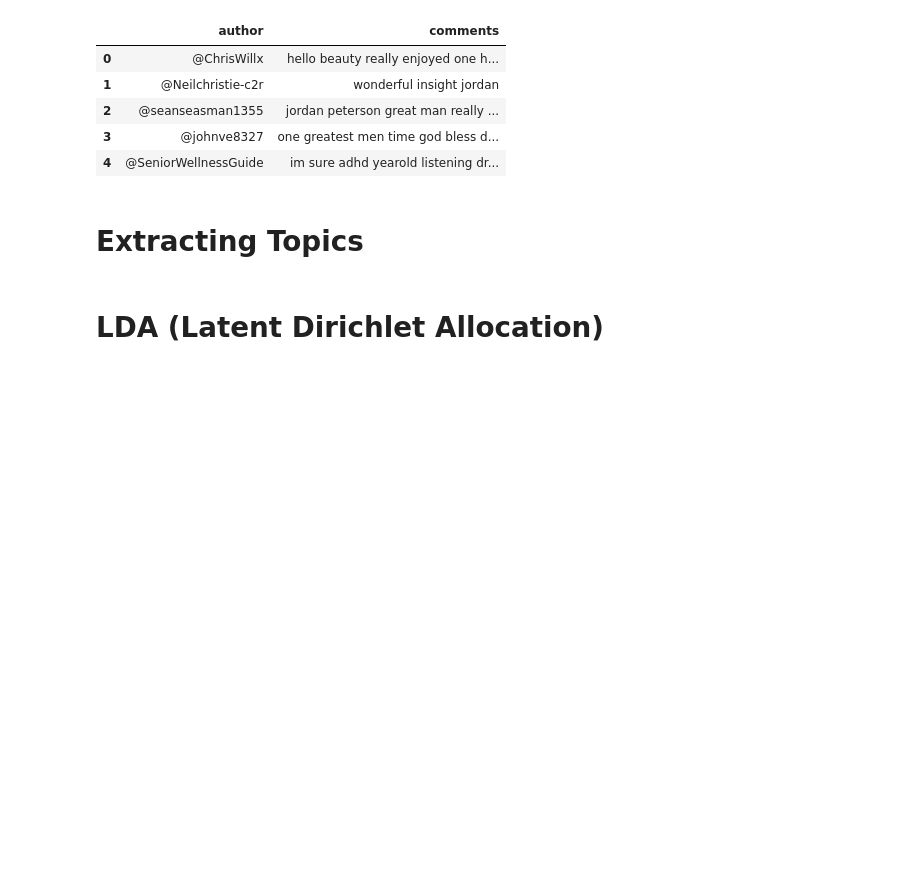
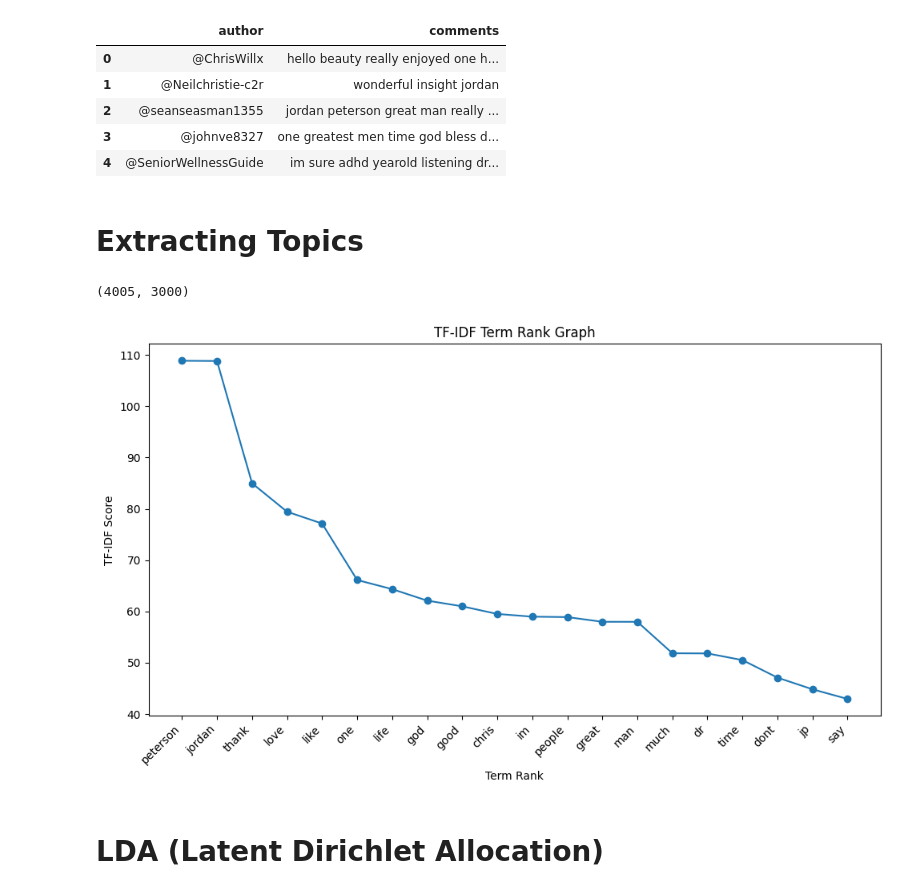
Before and after one commit to hassan-zonee/NLP--course-work-assessment-2, a Jupyter notebook: Muhammad Hassaan Maqbool - 00803080.ipynb, the cells around one changed output. Cells and saved outputs as stored; diff of their text form; code cells hidden in the pictures; blank space fills up the shorter version.

```diff
--- a/Muhammad Hassaan Maqbool - 00803080.ipynb
+++ b/Muhammad Hassaan Maqbool - 00803080.ipynb
@@ -247,3 +235,23 @@ def plot_top_words(model, feature_names, n_top_words, title):
 
     plt.subplots_adjust(top=0.90, bottom=0.05, wspace=0.90, hspace=0.3)
     plt.show()
+# %%
+def visualize_tfidf_term_rank(vectorizer, matrix, n_terms=20):
+    feature_names = vectorizer.get_feature_names_out()
+    tfidf_scores = matrix.sum(axis=0).A1
+
+    term_scores = dict(zip(feature_names, tfidf_scores))
+    sorted_terms = sorted(term_scores.items(), key=lambda item: item[1], reverse=True)
+
+    top_terms = sorted_terms[:n_terms]
+    terms = [term[0] for term in top_terms]
+    scores = [term[1] for term in top_terms]
+
+    plt.figure(figsize=(10, 6))
+    plt.plot(range(1, n_terms + 1), scores, marker='o')
+    plt.xticks(range(1, n_terms + 1), terms, rotation=45, ha='right')
+    plt.xlabel("Term Rank")
+    plt.ylabel("TF-IDF Score")
+    plt.title("TF-IDF Term Rank Graph")
+    plt.tight_layout()
+    plt.show()
@@ -253,3 +291,13 @@ n_components = 5
 n_top_words = 10
+# %%
+vectorizer = TfidfVectorizer(max_features=n_features, max_df=0.9, min_df=2)
+x = vectorizer.fit_transform(df['comments'])
+x.shape
+# %% [output]
+(4005, 3000)
+# %%
+visualize_tfidf_term_rank(vectorizer, x, 20)
+# %% [output]
+[figure, added]
 # %% [markdown]
 # **LDA (Latent Dirichlet Allocation)**
```
Also changed, not shown: parts of 11 cells of this notebook.
